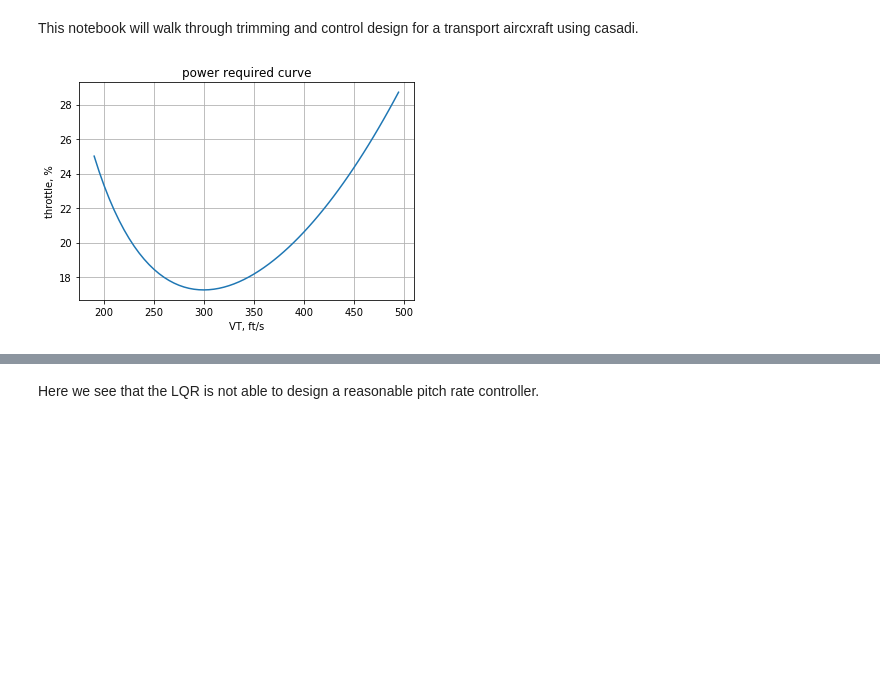
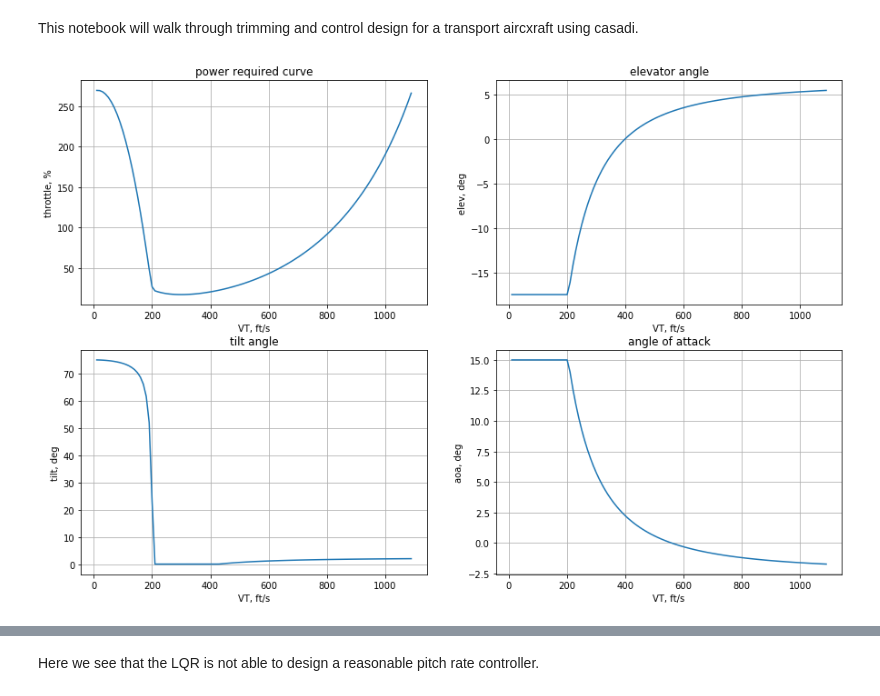
Before and after one commit to jgoppert/aae497-f19, a Jupyter notebook: lectures/4-Casadi-Transport.ipynb, the cells around one changed output, grey strips where cells are left out. Drawn from its saved outputs; the diff is of its cells as text; code cells hidden in the pictures; blank space fills up the shorter version.

```diff
--- a/lectures/4-Casadi-Transport.ipynb
+++ b/lectures/4-Casadi-Transport.ipynb
@@ -140,20 +145,50 @@ def trim(vt, h, q, gamma):
     }
-# %%
-def power_required_curve():
-    throttle = []
-    vt_list = np.arange(190, 500, 5)
-    for vt in vt_list:
-        res = trim(vt=vt, h=0, q=0, gamma=0)
-        throttle.append(res['s'][0])
-    plt.plot(vt_list, 100*np.array(throttle))
-    plt.grid()
-    plt.ylabel(r'throttle, %')
-    plt.xlabel('VT, ft/s')
-    plt.title('power required curve')
-
-power_required_curve()
-# %% [output]
-[figure, removed]
+# %%
+def power_required_curve():
+    s_list = []
+    vt_list = np.arange(10, 1100, 10)
+    s0 = [0.23, 0, 0, 1]
+    for vt in vt_list:
+        res = trim(vt=vt, h=0, q=0, gamma=0, s0=s0)
+        s0 = res['s']
+        s_list.append(s0)
+
+    s_list = np.array(s_list)
+
+    plt.figure(figsize=(15, 10))
+
+    plt.subplot(221)
+    plt.plot(vt_list, 100*s_list[:, 0])
+    plt.grid()
+    plt.ylabel(r'throttle, %')
+    plt.xlabel('VT, ft/s')
+    plt.title('power required curve')
+
+    plt.subplot(222)
+    plt.plot(vt_list, s_list[:, 1])
+    plt.grid()
+    plt.ylabel(r'elev, deg')
+    plt.xlabel('VT, ft/s')
+    plt.title('elevator angle')
+
+    plt.subplot(223)
+    plt.plot(vt_list, np.rad2deg(s_list[:, 3]))
+    plt.grid()
+    plt.ylabel(r'tilt, deg')
+    plt.xlabel('VT, ft/s')
+    plt.title('tilt angle')
+
+    plt.subplot(224)
+    plt.plot(vt_list, np.rad2deg(s_list[:, 2]))
+    plt.grid()
+    plt.ylabel(r'aoa, deg')
+    plt.xlabel('VT, ft/s')
+    plt.title('angle of attack')
+    plt.savefig('tilt_rotor.png')
+
+power_required_curve()
+# %% [output]
+[figure, added]
 # %%
 def linearize(trim):
     x0 = trim['x0']
```
Also changed, not shown: parts of 9 cells of this notebook.
